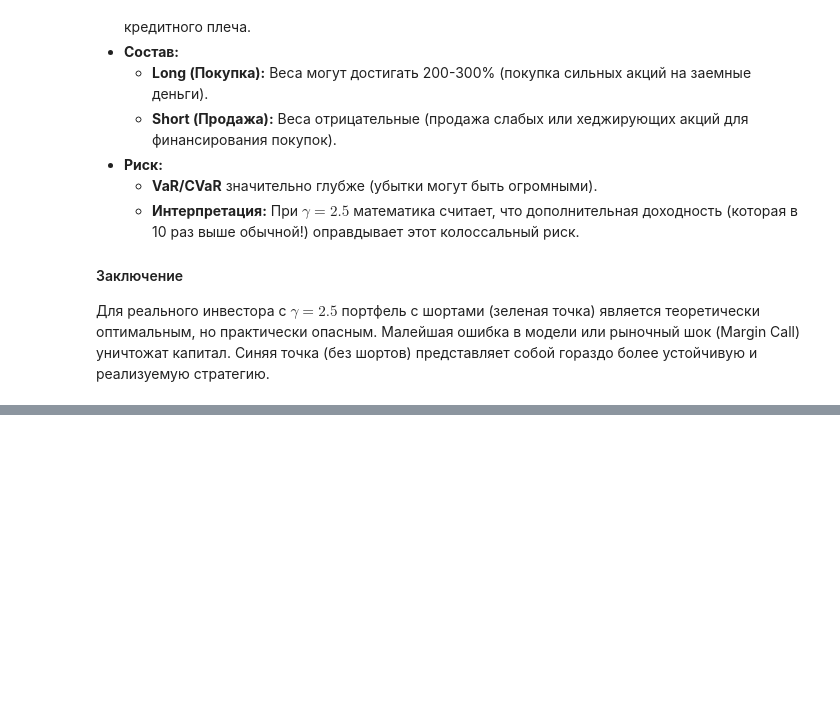
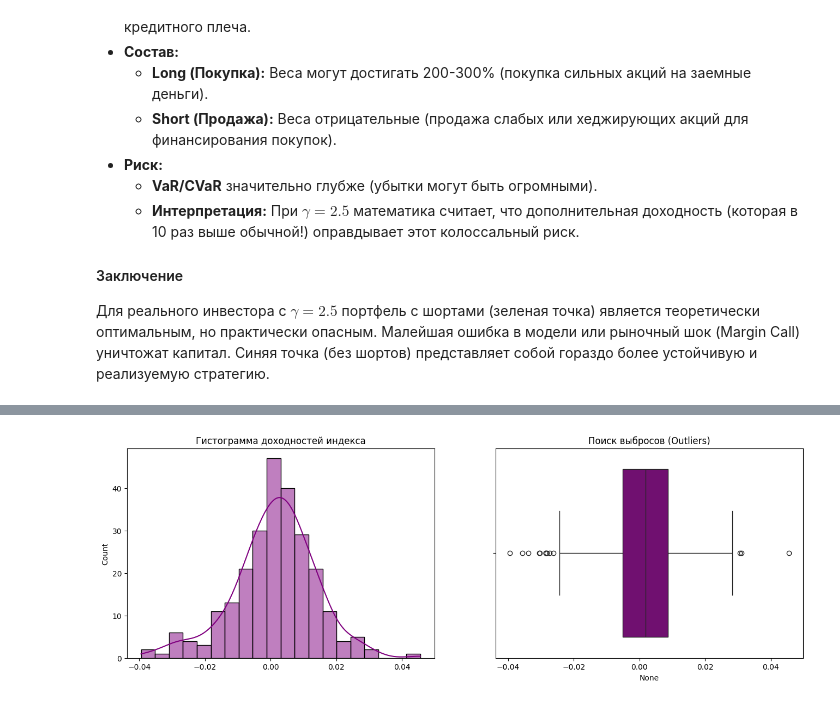
Before and after one commit to theMagusDev/NASDAQ-opt-portfolio, a Jupyter notebook: solution.ipynb, the cells around one changed output, grey strips where cells are left out. Cells and saved outputs as stored; diff of their text form; code cells hidden in the pictures; blank space fills up the shorter version.

Commit message:
insert index section, enhance its code and conclusions

```diff
--- a/solution.ipynb
+++ b/solution.ipynb
@@ -661,0 +674,5 @@ plt.show()
+# %%
+# Расчет весов
+total_market_cap = sum(market_caps.values())
+w_market = np.array([market_caps.get(t, 0) / total_market_cap for t in tickers])
+market_index_returns = log_returns.dot(w_market)
@@ -661,0 +695,13 @@ plt.show()
+# %%
+# Визуализация распределения
+fig, ax = plt.subplots(1, 2, figsize=(16, 5))
+
+sns.histplot(market_index_returns, kde=True, ax=ax[0], color='purple')
+ax[0].set_title('Гистограмма доходностей индекса')
+
+sns.boxplot(x=market_index_returns, ax=ax[1], color='purple')
+ax[1].set_title('Поиск выбросов (Outliers)')
+
+plt.show()
+# %% [output]
+[figure, added]
```
Also changed, not shown: parts of 16 cells of this notebook.
